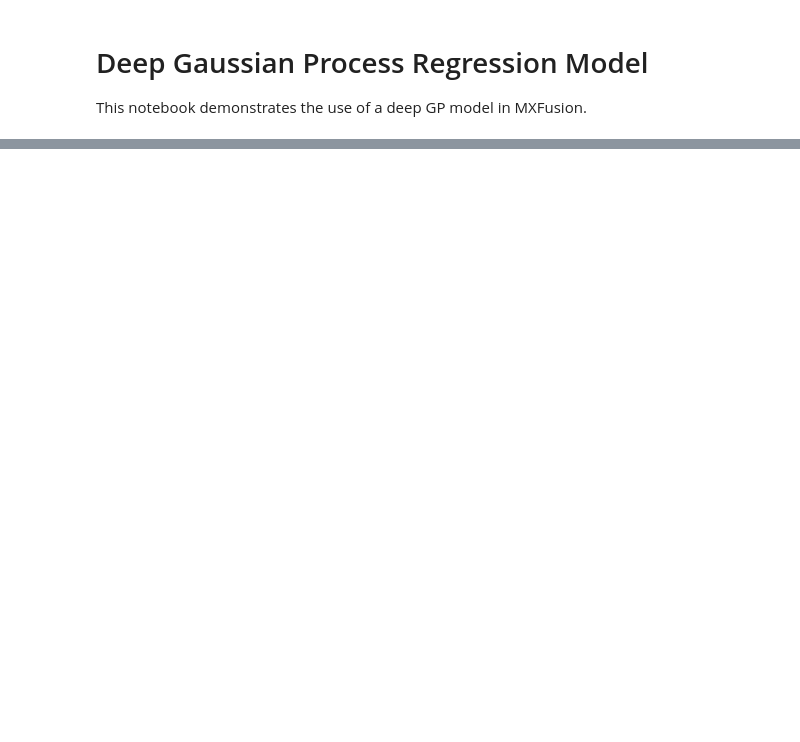
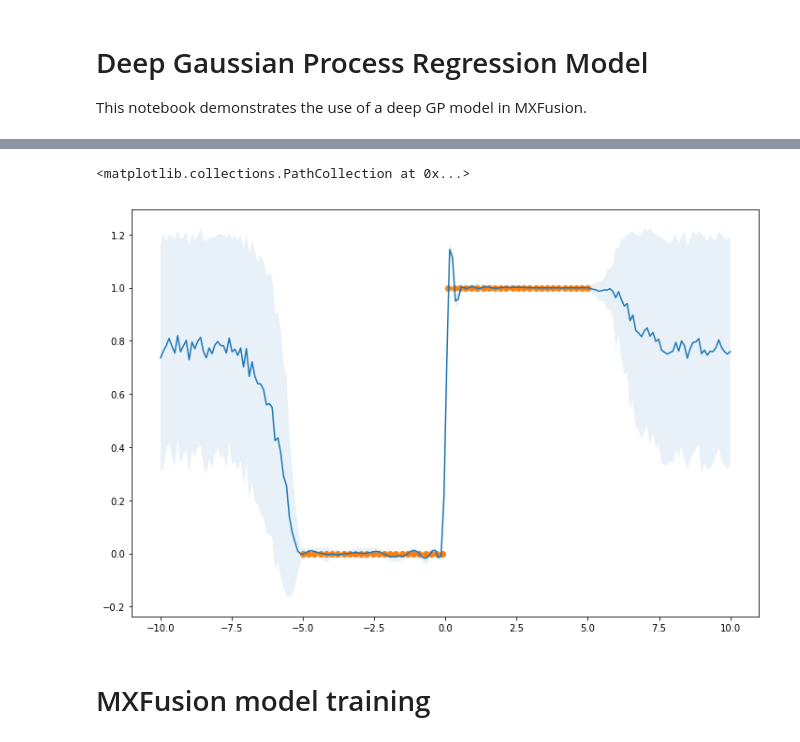
Before and after one commit to amzn/MXFusion, a Jupyter notebook: examples/notebooks/dgp_mxfusion_module.ipynb, the cells around one changed output, grey strips where cells are left out. Cells and saved outputs as stored; diff of their text form; code cells hidden in the pictures; blank space fills up the shorter version.

```diff
--- a/examples/notebooks/dgp_mxfusion_module.ipynb
+++ b/examples/notebooks/dgp_mxfusion_module.ipynb
@@ -28,0 +107,42 @@ Y = (X > 0).astype(float)
+# %%
+# variational cov
+infr.params[post.qU_cov_W_0] = dgp.layers[0].q_sqrt.value[0, :, :]
+infr.params[post.qU_cov_W_1] = dgp.layers[1].q_sqrt.value[0, :, :]
+
+infr.params[post.qU_cov_diag_0] = mx.nd.zeros(10)
+infr.params[post.qU_cov_diag_1] = mx.nd.zeros(10)
+# %%
+# likelihood
+infr.params[m.noise_var] = mx.nd.array(dgp.likelihood.likelihood.variance.value[None])
+# %%
+# kernels
+infr.params[kernels[0].lengthscale] = mx.nd.array(dgp.layers[0].kern.lengthscales.value[None])
+infr.params[kernels[1].lengthscale] = mx.nd.array(dgp.layers[1].kern.lengthscales.value[None])
+
+infr.params[kernels[0].variance] = mx.nd.array(dgp.layers[0].kern.variance.value[None])
+infr.params[kernels[1].variance] = mx.nd.array(dgp.layers[1].kern.variance.value[None])
+# %%
+m.Y.factor.dgp_log_pdf.verbose = True
+loss, _ = infr.run(X=mx.nd.array(X, dtype=dtype), Y=mx.nd.array(Y, dtype=dtype))
+# %%
+from mxfusion.inference import TransferInference, ModulePredictionAlgorithm
+infr_pred = TransferInference(ModulePredictionAlgorithm(model=m, observed=[m.X], target_variables=[m.Y]),
+                              infr_params=infr.params)
+
+res = infr_pred.run(X=mx.nd.array(xt, dtype='float64'))[0]
+f_mean, f_var = res[0].asnumpy()[0], res[1].asnumpy()[0]
+
+import matplotlib.pyplot as plt
+plt.figure(figsize=(12, 8))
+
+mean = res[0].asnumpy()[:, 0]
+plt.plot(xt, res[0].asnumpy())
+
+std = np.sqrt(res[1].asnumpy())[:, 0]
+plt.fill_between(xt[:, 0], mean - std, mean + std, alpha=0.1)
+plt.scatter(X, Y)
+# %% [output]
+<matplotlib.collections.PathCollection at 0x...>
+[figure, added]
+# %% [markdown]
+# MXFusion model training
```
Also changed, not shown: parts of 17 cells of this notebook, 2 other files.
